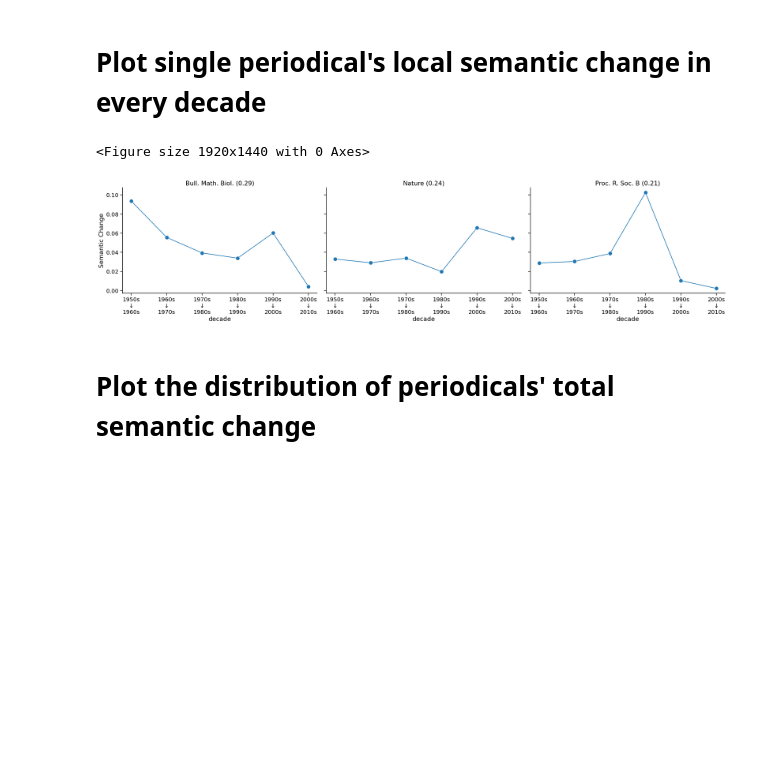
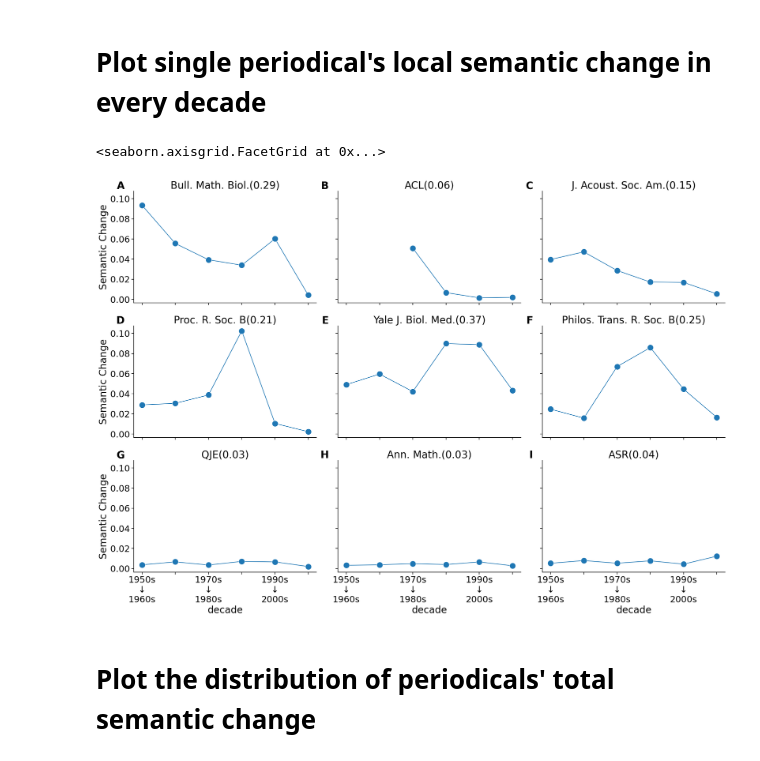
Before and after one commit to netknowledge/diachronic-p2v, a Jupyter notebook: figures/semantic_change/local_semantic_change_k_10.ipynb, the cells around one changed output. Saved outputs shown, nothing was run; the diff lists cells and outputs as text; code cells hidden in the pictures; blank space fills up the shorter version.

Commit message:
1. Redesign the validation plots (applying regplots). 2. Exchange colors for PHY and MATH, replot maps. 3. Re-pick sample periodicals for illustrating semantic change.

```diff
--- a/figures/semantic_change/local_semantic_change_k_10.ipynb
+++ b/figures/semantic_change/local_semantic_change_k_10.ipynb
@@ -213,38 +213,62 @@ local_semantic_change_df = pd.read_pickle('local_semantic_change_k_10.pkl')
 # %%
 abbr_dict = {
     'Bulletin of Mathematical Biology': 'Bull. Math. Biol.',
-    'Nature': 'Nature',
-    'Proceedings of The Royal Society B: Biological Sciences': 'Proc. R. Soc. B'}
+    'meeting of the association for computational linguistics': 'ACL',
+    'Journal of the Acoustical Society of America': 'J. Acoust. Soc. Am.',
+
+    'Proceedings of The Royal Society B: Biological Sciences': 'Proc. R. Soc. B',
+    'Yale Journal of Biology and Medicine': 'Yale J. Biol. Med.',
+    'Philosophical Transactions of the Royal Society B': 'Philos. Trans. R. Soc. B',
+
+    'Quarterly Journal of Economics': 'QJE',
+    'Annals of Mathematics':'Ann. Math.',
+    'American Sociological Review': 'ASR',
+    }
 # %%
 local_semantic_change_df_rename = local_semantic_change_df[local_semantic_change_df.venue_name.isin(abbr_dict.keys())].copy()
 local_semantic_change_df_rename.venue_name = local_semantic_change_df_rename.venue_name.replace(abbr_dict)
 
 local_semantic_change_df_wide = pd.wide_to_long(local_semantic_change_df_rename,
                                                 stubnames=['semantic_change'],
                                                 suffix='.+',
                                                 sep='_',
                                                 i = ['venue_name'],
                                                 j = 'decade')
 
-plt.figure(dpi=300)
-with sns.plotting_context("notebook", font_scale=1.3):
+with sns.plotting_context("notebook", font_scale=2):
     g1 = sns.relplot(data=local_semantic_change_df_wide,
                     x='decade', y='semantic_change',
                     legend=False,
-                    col='venue_name', col_order=abbr_dict.values(), aspect=1.5,
-                    kind='line', marker='o', markersize=10)
+                    col='venue_name', col_order=abbr_dict.values(), col_wrap=3, aspect=1.5,
+                    kind='line', marker='o', markersize=15)
     g1.set(xticklabels=['1950s\n↓\n1960s', '1960s\n↓\n1970s','1970s\n↓\n1980s','1980s\n↓\n1990s','1990s\n↓\n2000s','2000s\n↓\n2010s',])
 
-    title_list = ['Bull. Math. Biol. (0.29)', 'Nature (0.24)','Proc. R. Soc. B (0.21)']
+# Generate titles (abbr+(change value))
+title_list = []
+for abbr in abbr_dict.values():
+    total_change = local_semantic_change_df_rename[local_semantic_change_df_rename.venue_name == abbr].total_semantic_change_2010s.values[0]
+    title_list.append(abbr + '('+ f"{total_change:.{2}f}" + ')')
 
-    for i in range(len(g1.axes.flat)):
-        ax = g1.axes.flat[i]
-        ax.set_title(title_list[i])
+pannel_labels = list("ABCDEFGHI")
+for i in range(len(g1.axes.flat)):
+    ax = g1.axes.flat[i]
 
-    g1.set_ylabels('Semantic Change')
+    # Only show a half of xlabels
+    labels = ax.get_xticklabels()
+    for j, label in enumerate(labels):
+        if j % 2 != 0:
+            label.set_visible(False)
+
+    # Plot pannel labels
+    ax.text(-0.05, 1.09, pannel_labels[i], transform=ax.transAxes,
+            fontsize=25, fontweight='bold', va='top', ha='right')
+
+    ax.set_title(title_list[i], fontsize=25)
+
+g1.set_ylabels('Semantic Change')
 # %% [output]
-<Figure size 1920x1440 with 0 Axes>
+<seaborn.axisgrid.FacetGrid at 0x...>
-[figure, old version]
+[figure, new version]
 # %%
 g1.savefig('single_periodical_local_semantic_change_k_10.pdf',
           dpi = 300,
```
Also changed, not shown: 19 other files.
